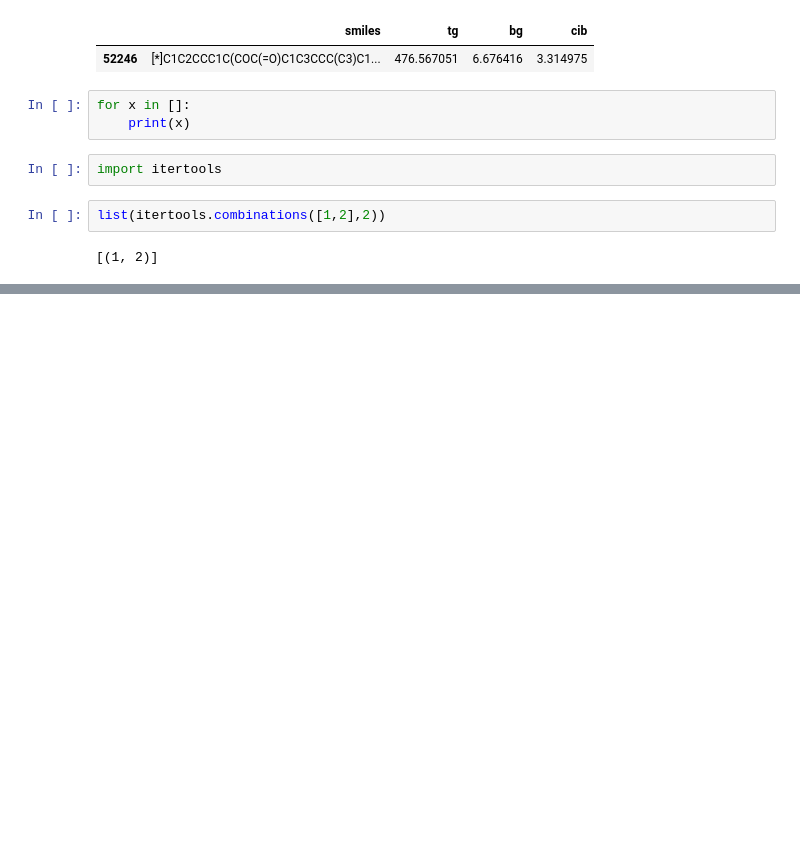
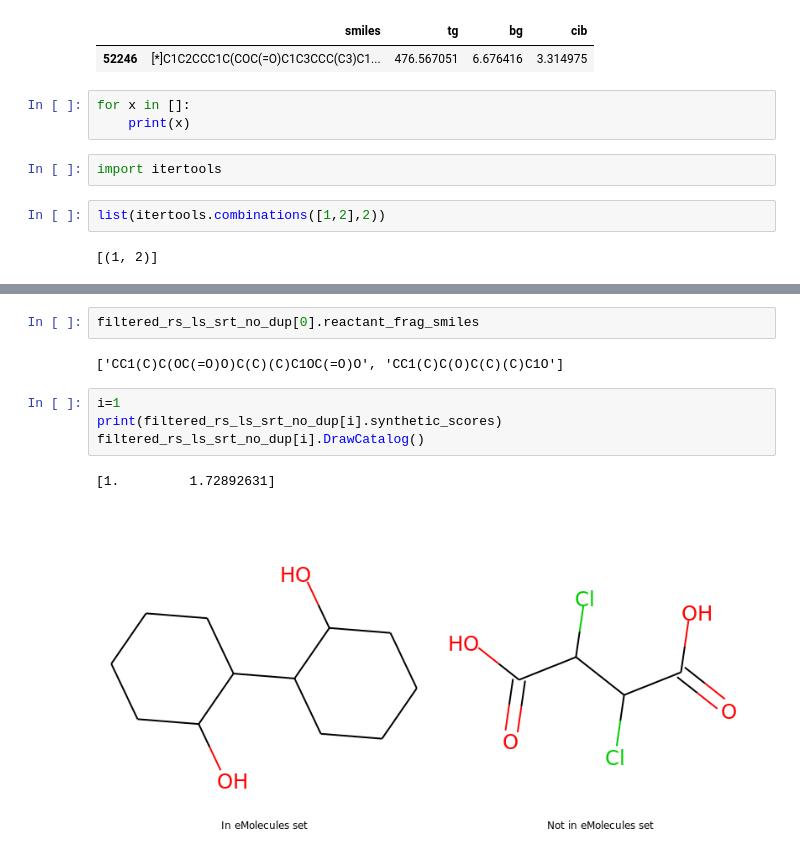
Before and after one commit to rishigurnani/hMOFs-Snurr, a Jupyter notebook: fall20_mse_8803_2.ipynb, the cells around one changed output, grey strips where cells are left out. Saved outputs shown, nothing was run; the diff lists cells and outputs as text; blank space fills up the shorter version.

```diff
--- a/fall20_mse_8803_2.ipynb
+++ b/fall20_mse_8803_2.ipynb
@@ -936,0 +1039,11 @@ list(itertools.combinations([1,2],2))
+# %%
+filtered_rs_ls_srt_no_dup[0].reactant_frag_smiles
+# %% [output]
+['CC1(C)C(OC(=O)O)C(C)(C)C1OC(=O)O', 'CC1(C)C(O)C(C)(C)C1O']
+# %%
+i=1
+print(filtered_rs_ls_srt_no_dup[i].synthetic_scores)
+filtered_rs_ls_srt_no_dup[i].DrawCatalog()
+# %% [output]
+[1.         1.72892631]
+[figure, added]
```
Also changed, not shown: parts of 87 cells of this notebook, 3 other files.
